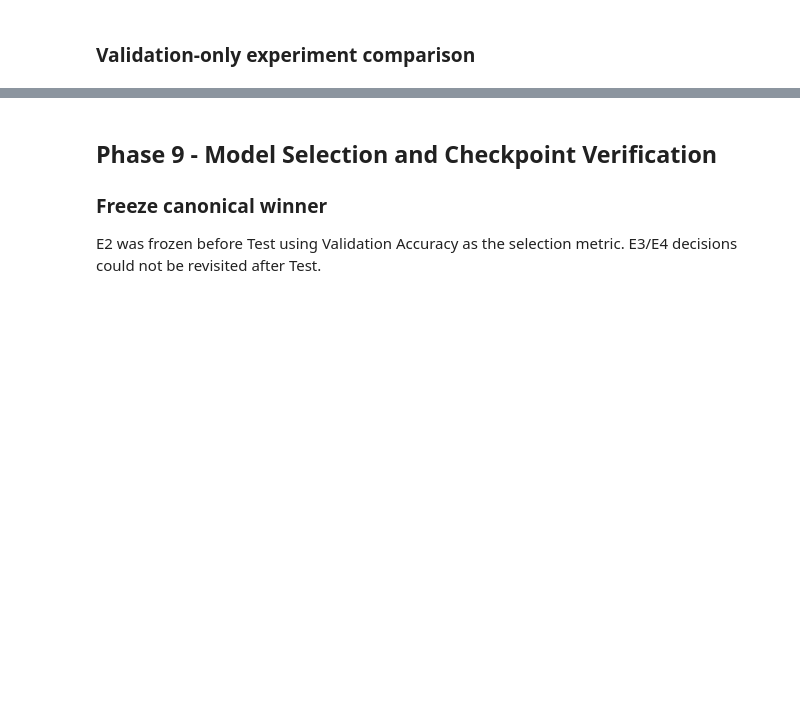
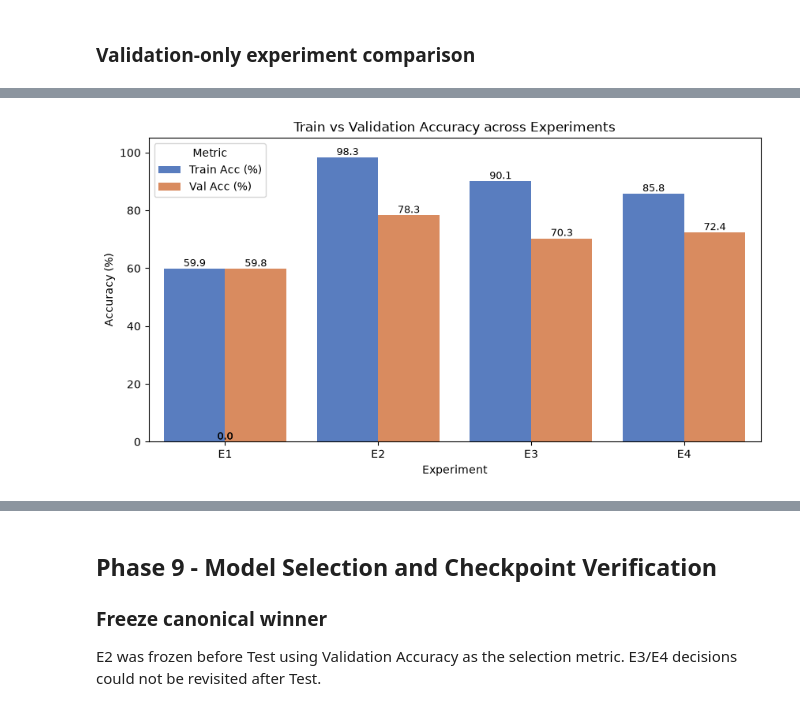
Before and after one commit to TiCoder-coder/TOTAL_LABPARACTICE_FOR_DEEP_LEARNING, a Jupyter notebook: total_practice/practice_2_2/notebooks/04_canonical_report.ipynb, the cells around one changed output, grey strips where cells are left out. Cells and saved outputs as stored; diff of their text form; code cells hidden in the pictures; blank space fills up the shorter version.

```diff
--- a/total_practice/practice_2_2/notebooks/04_canonical_report.ipynb
+++ b/total_practice/practice_2_2/notebooks/04_canonical_report.ipynb
@@ -227,10 +397,22 @@ E4 returned to full layer4 and used stronger online augmentation. Gap fell to 13
 # %%
 comparison = pd.DataFrame([
     ["E1", "Head only", 59.87, 59.82, 1.3976, 0.5975, 0.05, "Underfit"],
-    ["E2", "Full layer4 + head", 98.31, 78.31, 1.0218, 0.7821, 20.00, "Selected"],
-    ["E3", "layer4.1 + head", 90.08, 70.32, 1.2799, 0.7017, 19.76, "Rejected"],
-    ["E4", "Stronger online augmentation", 85.76, 72.37, 1.2491, 0.7229, 13.39, "Rejected"],
-], columns=["Experiment", "Strategy", "Train Acc", "Val Acc", "Val Loss", "Val Macro F1", "Gap", "Decision"])
-display(comparison)
-assert selection["selected_experiment_id"] == "E2_partial_finetune"
-assert abs(selection["validation_accuracy"] - 78.31050228310502) < 1e-12
+    ["E2", "Layer4 + Head", 98.31, 78.31, 0.7712, 0.7844, 20.00, "Overfit"],
+    ["E3", "Layer4.1 + Head", e3_report["e3"]["train_accuracy"], e3_report["e3"]["validation_accuracy"], e3_report["e3"]["validation_loss"], e3_report["e3"]["validation_macro_f1"], e3_report["e3"]["generalization_gap"], "Overfit (Reduced)"],
+    ["E4", "Layer4 + Head (Aug+)", e4_report["e4"]["train_accuracy"], e4_report["e4"]["validation_accuracy"], e4_report["e4"]["validation_loss"], e4_report["e4"]["validation_macro_f1"], e4_report["e4"]["generalization_gap"], "Overfit (Reduced)"],
+], columns=["Experiment", "Architecture", "Train Acc (%)", "Val Acc (%)", "Val Loss", "Val F1", "Gap (%)", "Status"])
+display(vu.style_model_comparison(comparison).hide(axis="index"))
+
+import seaborn as sns
+import matplotlib.pyplot as plt
+
+plt.figure(figsize=(10, 5))
+melted_comp = comparison.melt(id_vars=['Experiment'], value_vars=['Train Acc (%)', 'Val Acc (%)'], var_name='Metric', value_name='Accuracy')
+sns.barplot(data=melted_comp, x='Experiment', y='Accuracy', hue='Metric', palette='muted')
+plt.title('Train vs Validation Accuracy across Experiments')
+plt.ylabel('Accuracy (%)')
+plt.ylim(0, 105)
+for p in plt.gca().patches:
+    plt.gca().annotate(f'{p.get_height():.1f}', (p.get_x() + p.get_width() / 2., p.get_height()), ha='center', va='bottom', fontsize=9)
+plt.show()
+# %% [output]
@@ -237,3 +424,4 @@ assert abs(selection["validation_accuracy"] - 78.31050228310502) < 1e-12
+[figure, added]
 # %%
 all_histories = {
     "E1": pd.DataFrame(histories["E1_head_only"]),
```
Also changed, not shown: parts of 22 cells of this notebook, 13 other files.
